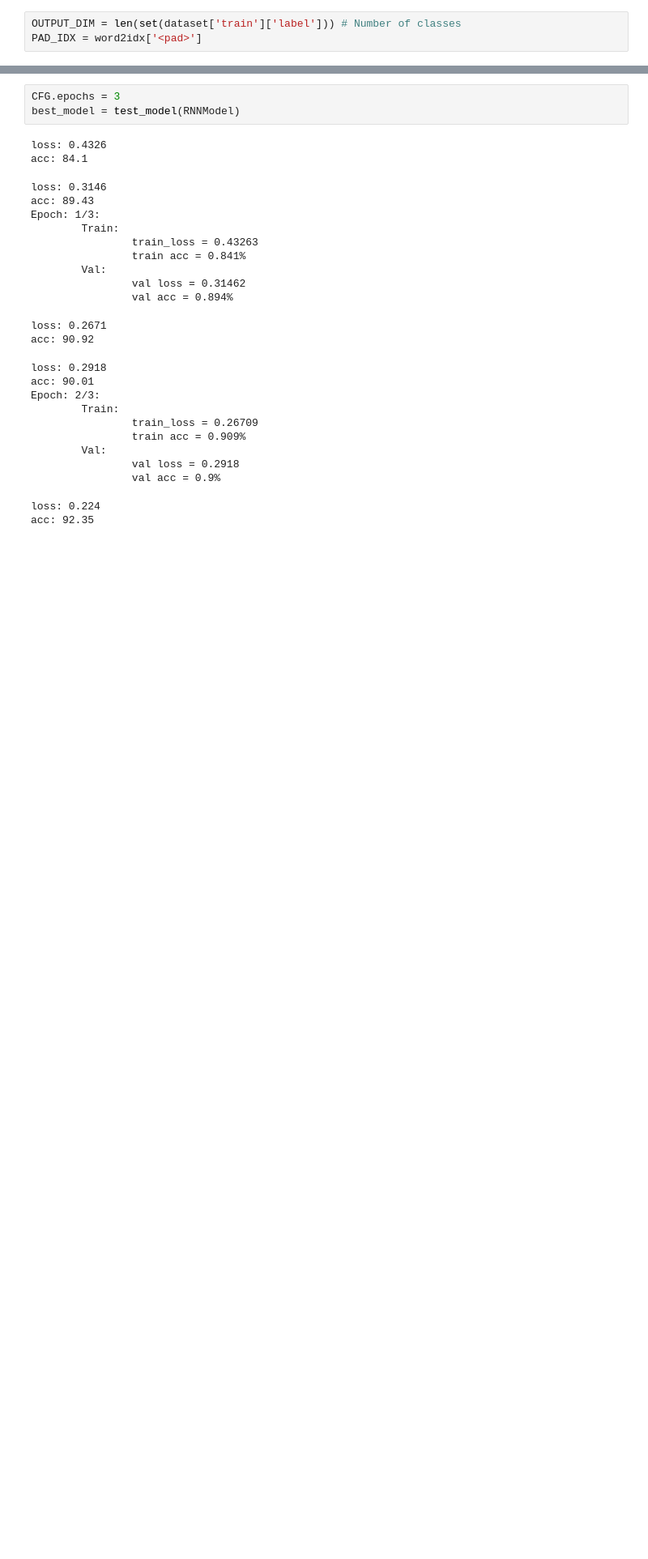
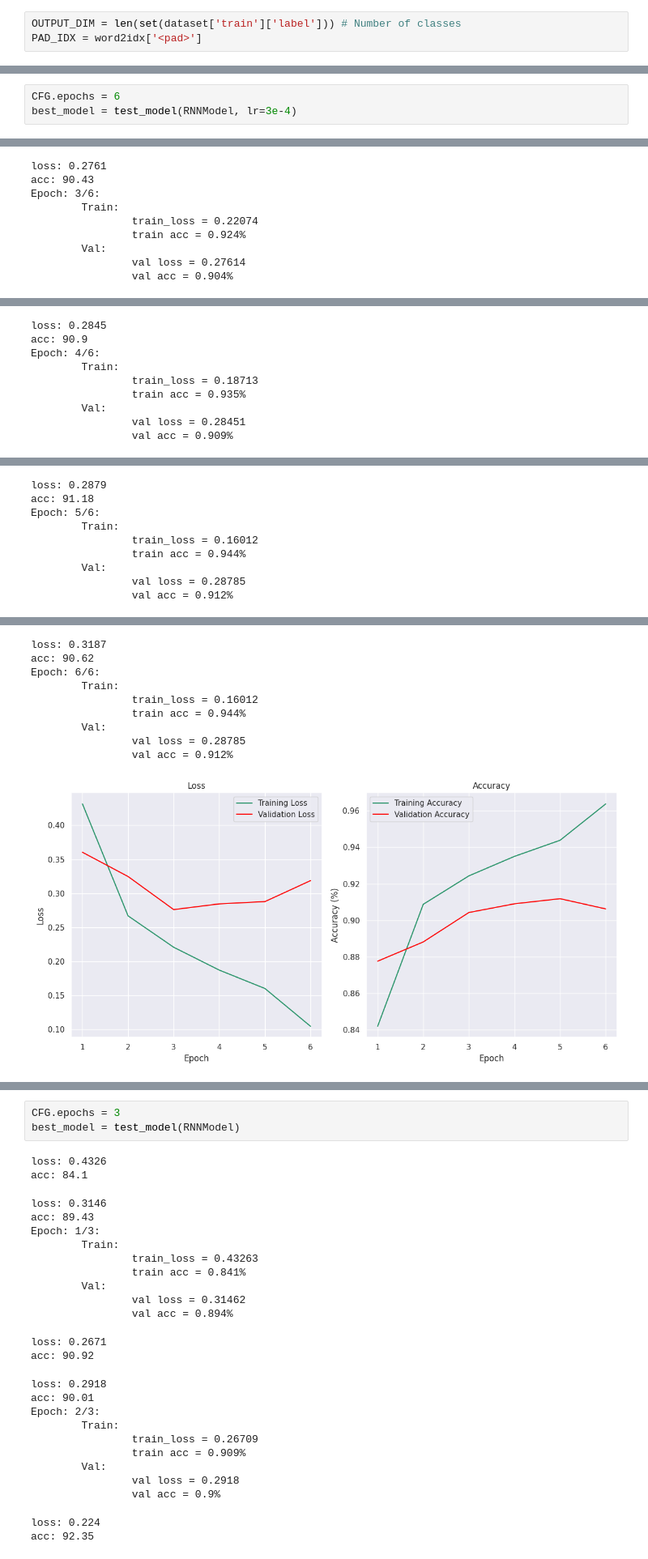
Before and after one commit to Dimildizio/DS_course, a Jupyter notebook: Neural_networks/NLP/Text_classification/news_classification.ipynb, the cells around one changed output, grey strips where cells are left out. Shown at 81% size. Saved outputs shown, nothing was run; the diff lists cells and outputs as text; blank space fills up the shorter version.

```diff
--- a/Neural_networks/NLP/Text_classification/news_classification.ipynb
+++ b/Neural_networks/NLP/Text_classification/news_classification.ipynb
@@ -302,0 +399,4 @@ def test_model(model_class, train_dataloder=train_dataloader, eval_dataloader=ev
+# %%
+CFG.epochs = 6
+best_model = test_model(RNNModel, lr=3e-4)
+# %% [output]
@@ -302,0 +427,9 @@ def test_model(model_class, train_dataloder=train_dataloader, eval_dataloader=ev
+loss: 0.2761
+acc: 90.43
+Epoch: 3/6:
+        Train:
+                train_loss = 0.22074
+                train acc = 0.924%
+        Val:
+                val loss = 0.27614
+                val acc = 0.904%
@@ -302,0 +438,9 @@ def test_model(model_class, train_dataloder=train_dataloader, eval_dataloader=ev
+loss: 0.2845
+acc: 90.9
+Epoch: 4/6:
+        Train:
+                train_loss = 0.18713
+                train acc = 0.935%
+        Val:
+                val loss = 0.28451
+                val acc = 0.909%
@@ -302,0 +449,9 @@ def test_model(model_class, train_dataloder=train_dataloader, eval_dataloader=ev
+loss: 0.2879
+acc: 91.18
+Epoch: 5/6:
+        Train:
+                train_loss = 0.16012
+                train acc = 0.944%
+        Val:
+                val loss = 0.28785
+                val acc = 0.912%
@@ -302,0 +460,10 @@ def test_model(model_class, train_dataloder=train_dataloader, eval_dataloader=ev
+loss: 0.3187
+acc: 90.62
+Epoch: 6/6:
+        Train:
+                train_loss = 0.16012
+                train acc = 0.944%
+        Val:
+                val loss = 0.28785
+                val acc = 0.912%
+[figure, added]
```
Also changed, not shown: parts of 31 cells of this notebook.
